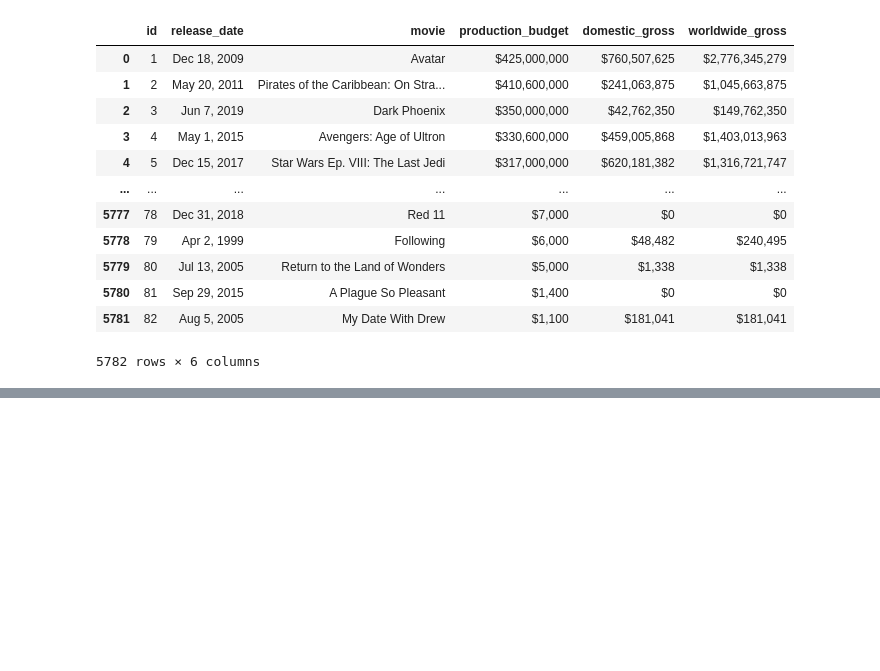
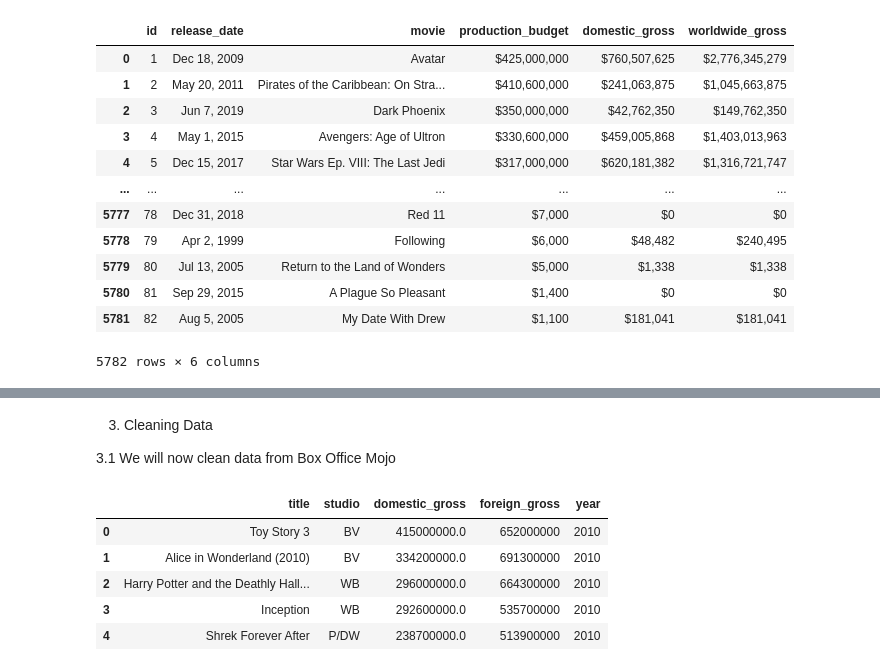
Before and after one commit to Kiptoo1960/dsc-phase-1-project-v2-4, a Jupyter notebook: student.ipynb, the cells around one changed output, grey strips where cells are left out. Cells and saved outputs as stored; diff of their text form; code cells hidden in the pictures; blank space fills up the shorter version.

```diff
--- a/student.ipynb
+++ b/student.ipynb
@@ -84,0 +185,14 @@ movies_budget
+# %% [markdown]
+3. Cleaning Data
+
+3.1 We will now clean data from Box Office Mojo
+# %%
+# check the first 5 rows
+movies_gross.head()
+# %% [output]
+|  | title | studio | domestic_gross | foreign_gross | year |
+| 0 | Toy Story 3 | BV | 415000000.0 | 652000000 | 2010 |
+| 1 | Alice in Wonderland (2010) | BV | 334200000.0 | 691300000 | 2010 |
+| 2 | Harry Potter and the Deathly Hall... | WB | 296000000.0 | 664300000 | 2010 |
+| 3 | Inception | WB | 292600000.0 | 535700000 | 2010 |
+| 4 | Shrek Forever After | P/DW | 238700000.0 | 513900000 | 2010 |
```
Also changed, not shown: parts of 25 cells of this notebook.
